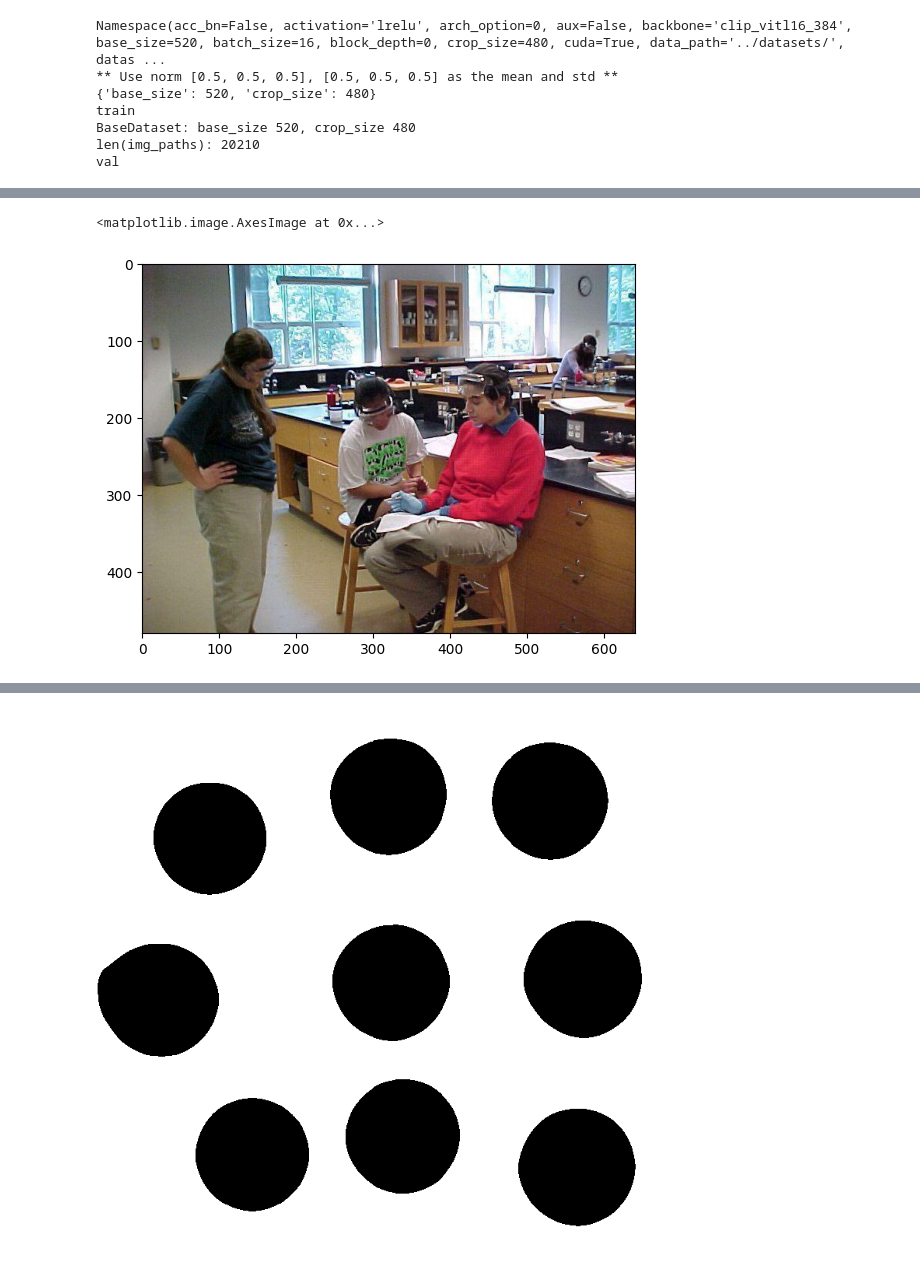
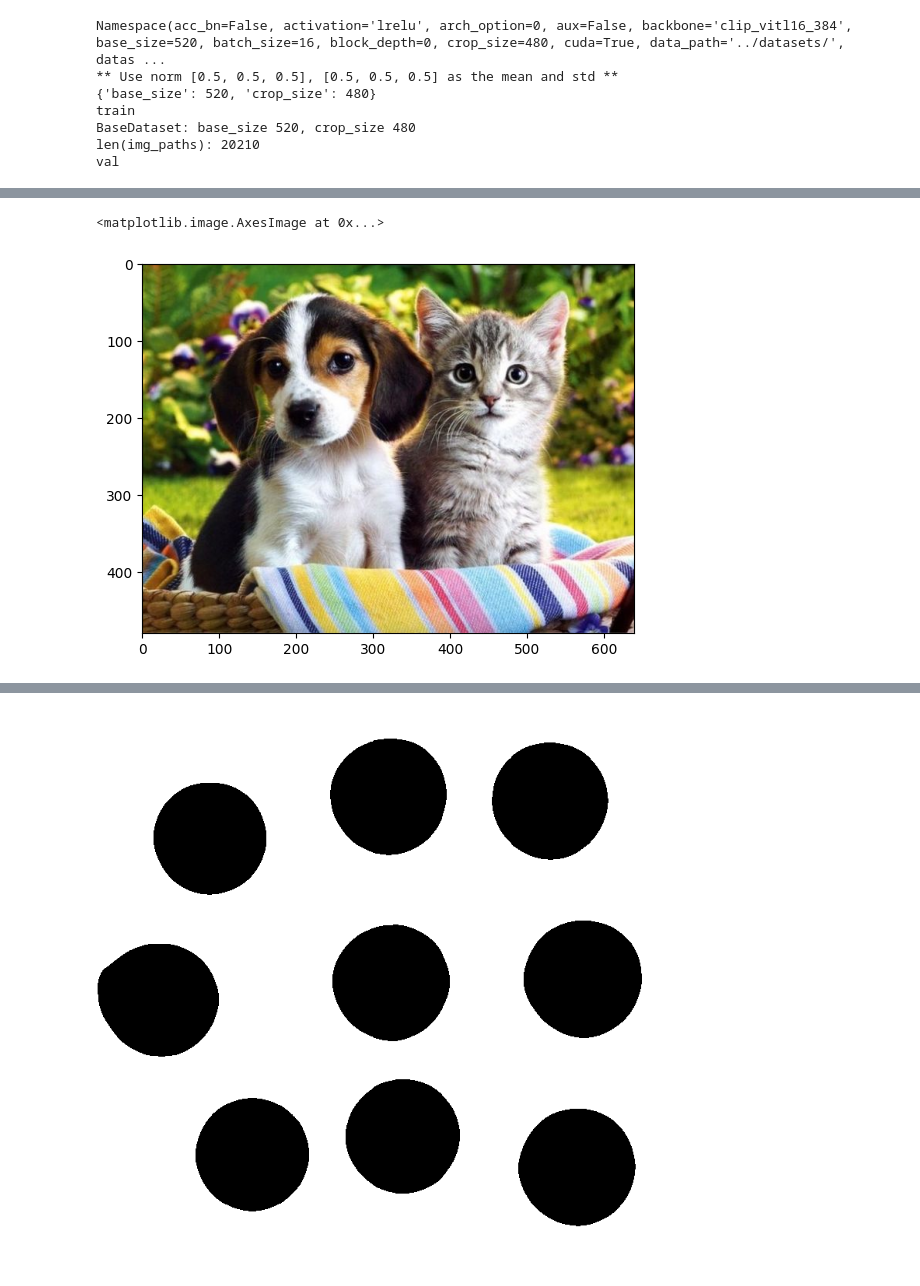
Before and after one commit to zixinglin07/instance-lseg, a Jupyter notebook: lseg_demo.ipynb, the cells around one changed output, grey strips where cells are left out. Saved outputs shown, nothing was run; the diff lists cells and outputs as text; code cells hidden in the pictures.

```diff
--- a/lseg_demo.ipynb
+++ b/lseg_demo.ipynb
@@ -352,22 +352,22 @@ LSeg_MultiEvalModule(
 # %%
 #img_path = 'inputs/cat2.jpeg'
 #mg_path = 'inputs/ADE_val_00000691.jpg'
-img_path = 'inputs/ADE_val_00001241.jpg'
+img_path = 'inputs/IMG_7487_smaller.jpg'
 crop_size = 480
 padding = [0.0] * 3
 image = Image.open(img_path)
 image = np.array(image)
 transform = transforms.Compose(
     [
         transforms.ToTensor(),
         transforms.Normalize([0.5, 0.5, 0.5], [0.5, 0.5, 0.5]),
     ]
 )
 image = transform(image).unsqueeze(0)
 img = image[0].permute(1,2,0)
 img = img * 0.5 + 0.5
 plt.imshow(img)
 # %% [output]
 <matplotlib.image.AxesImage at 0x...>
-[figure, old version]
+[figure, new version]
 # %%
```
Also changed, not shown: parts of 3 cells of this notebook, 7 other files.
